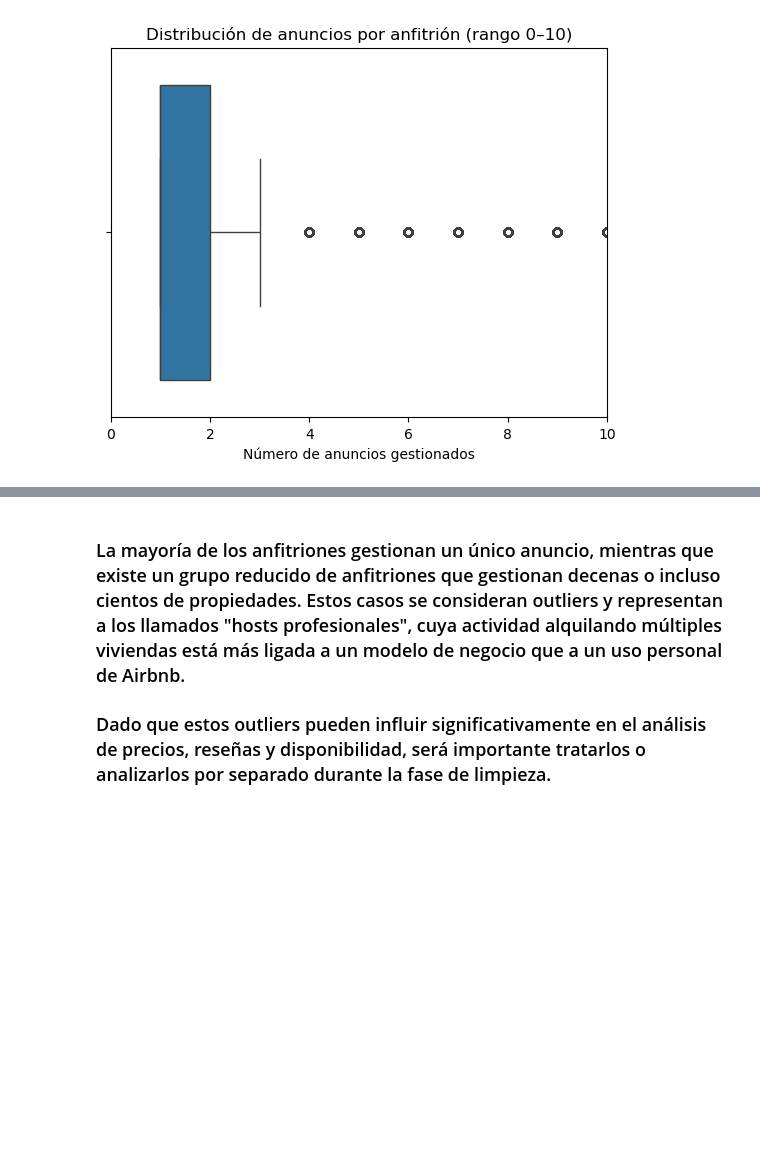
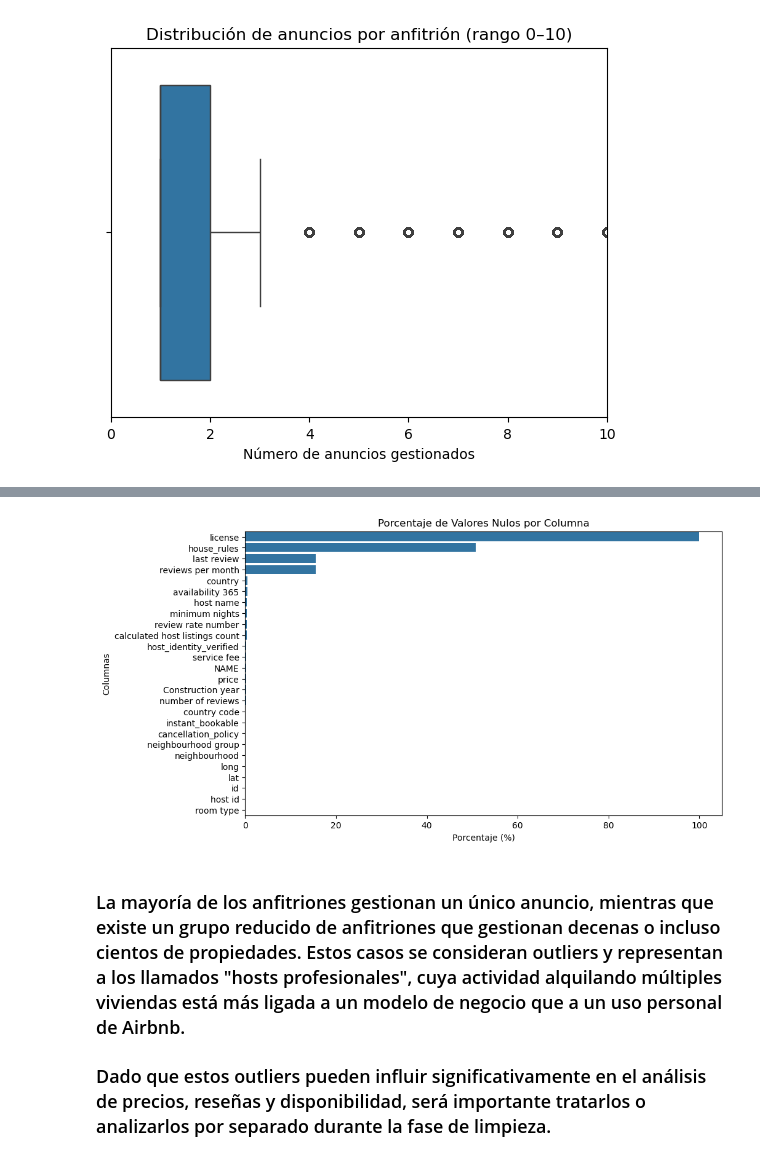
Before and after one commit to OscarFdz24/ProyectoEDA_Airbnb_Evolve, a Jupyter notebook: notebooks/01_Data_Exploration.ipynb, the cells around one changed output, grey strips where cells are left out. Cells and saved outputs as stored; diff of their text form; code cells hidden in the pictures; blank space fills up the shorter version.

```diff
--- a/notebooks/01_Data_Exploration.ipynb
+++ b/notebooks/01_Data_Exploration.ipynb
@@ -570,0 +621,12 @@ plt.show()
+# %%
+missing_df = (
+    airbnb_df.isna()
+    .mean()
+    .mul(100)
+    .round(2)
+    .rename("Porcentaje de valores nulos")
+    .sort_values(ascending=False)
+    .to_frame()
+)
+
+missing_df
@@ -571,3 +651,12 @@ plt.show()
+# %%
+plt.figure(figsize=(10,6))
+sns.barplot(x=missing_df["Porcentaje de valores nulos"], y=missing_df.index)
+plt.title("Porcentaje de Valores Nulos por Columna")
+plt.xlabel("Porcentaje (%)")
+plt.ylabel("Columnas")
+plt.show()
+# %% [output]
+[figure, added]
 # %% [markdown]
 ### La mayoría de los anfitriones gestionan un único anuncio, mientras que existe un grupo reducido de anfitriones que gestionan decenas o incluso cientos de propiedades. Estos casos se consideran outliers y representan a los llamados "hosts profesionales", cuya actividad alquilando múltiples viviendas está más ligada a un modelo de negocio que a un uso personal de Airbnb.
 
```
Also changed, not shown: parts of 3 cells of this notebook, 3 other files.
